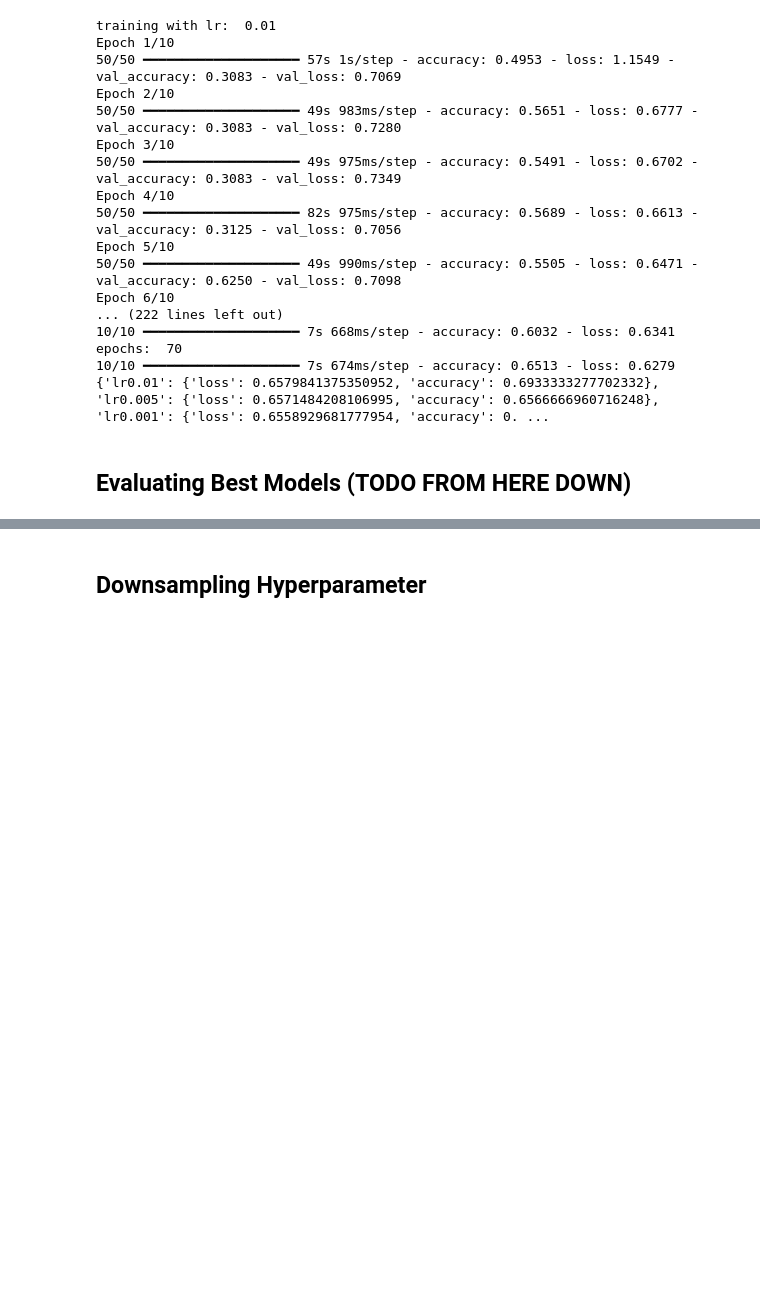
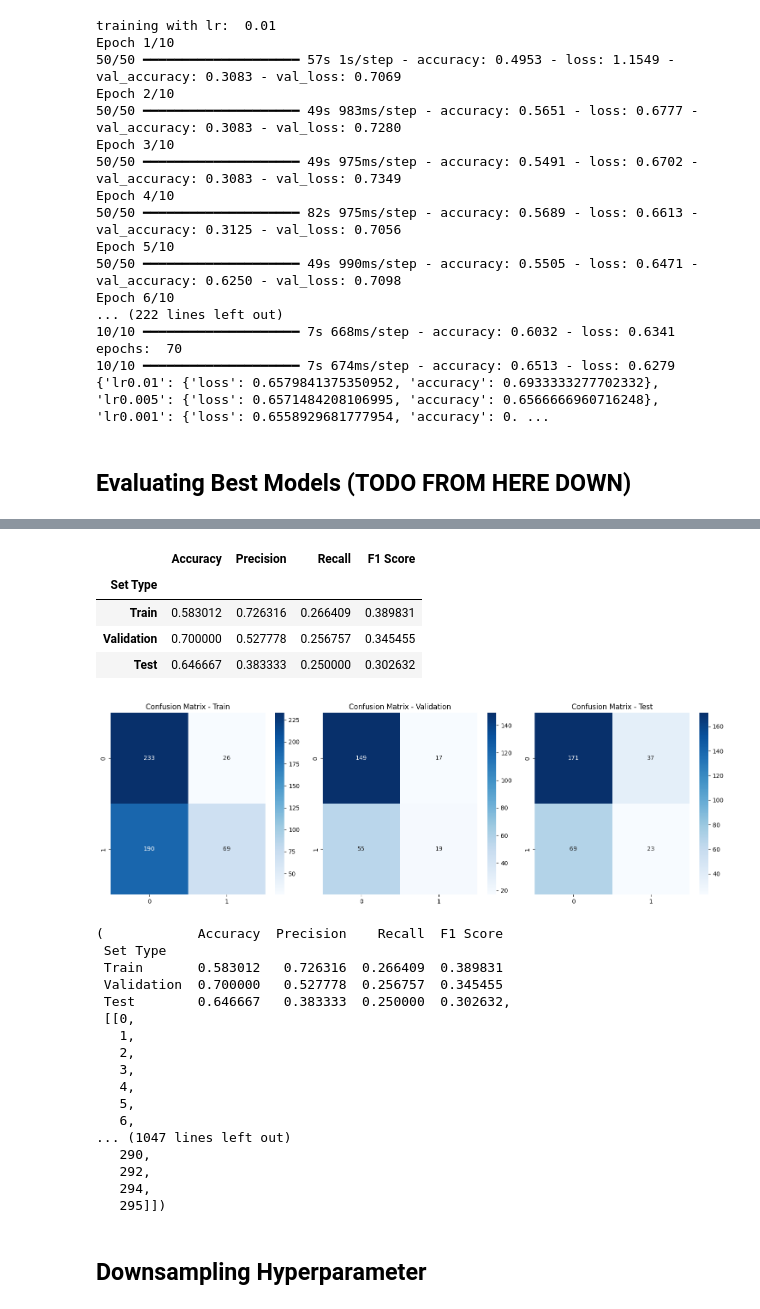
Before and after one commit to Kimberly97llp/cvproject, a Jupyter notebook: experiment1.ipynb, the cells around one changed output, grey strips where cells are left out. Drawn from its saved outputs; the diff is of its cells as text; code cells hidden in the pictures; blank space fills up the shorter version.

```diff
--- a/experiment1.ipynb
+++ b/experiment1.ipynb
@@ -300,7 +300,7 @@ def preprocess_data(data):
     images, labels, ages = [], [], []
 
     for entry in data.values():
-        image = forresnet(entry['image'], False)
+        image = forresnet(entry['image'], True)
         label = entry['case_pca']
         age = entry['patient_age']
         images.append(image)
@@ -767,15 +767,14 @@ evaluate_model(up_epochs[70], 0.5, X_train, y_train, X_val, y_val, X_test, y_tes
 # %%
 
-model = get_model(0.005)
-
-# ADD EARLY STOPPING
+model = get_model(0.01)
+early_stopping = EarlyStopping(monitor='val_loss', patience = 6, restore_best_weights = True)
 
 # Train the model
-history = model.fit(X_train, y_train,
-                    epochs=70,
-                    batch_size=64,
-                    validation_data=(X_val, y_val))
+history = model.fit(dX_train, dy_train,
+                epochs=15,
+                batch_size=64,
+                validation_data=(X_val, y_val),
+                callbacks = [early_stopping])
+bestModel = model
 
-bestUpModel = model
-
-bestUpModel
+bestModel
@@ -788,2 +805,3 @@ bestUpTestMetrics = {'loss' : test_loss,
 # %%
-evaluate_model(bestUpModel, 0.5, X_train, y_train, X_val, y_val, X_test, y_test, include_test = True)
+evaluate_model(bestModel, 0.5, dX_train, dy_train, X_val, y_val, X_test, y_test, include_test = True)
+# %% [output]
@@ -790,2 +811,25 @@ evaluate_model(bestUpModel, 0.5, X_train, y_train, X_val, y_val, X_test, y_test,
+|  | Accuracy | Precision | Recall | F1 Score |
+| Set Type |  |  |  |  |
+| Train | 0.583012 | 0.726316 | 0.266409 | 0.389831 |
+| Validation | 0.700000 | 0.527778 | 0.256757 | 0.345455 |
+| Test | 0.646667 | 0.383333 | 0.250000 | 0.302632 |
+[figure, added]
+(            Accuracy  Precision    Recall  F1 Score
+ Set Type
+ Train       0.583012   0.726316  0.266409  0.389831
+ Validation  0.700000   0.527778  0.256757  0.345455
+ Test        0.646667   0.383333  0.250000  0.302632,
+ [[0,
+   1,
+   2,
+   3,
+   4,
+   5,
+   6,
+... (1047 lines left out)
+   290,
+   292,
+   294,
+   295]])
 # %% [markdown]
 ## Downsampling Hyperparameter
```
Also changed, not shown: parts of 4 cells of this notebook.
